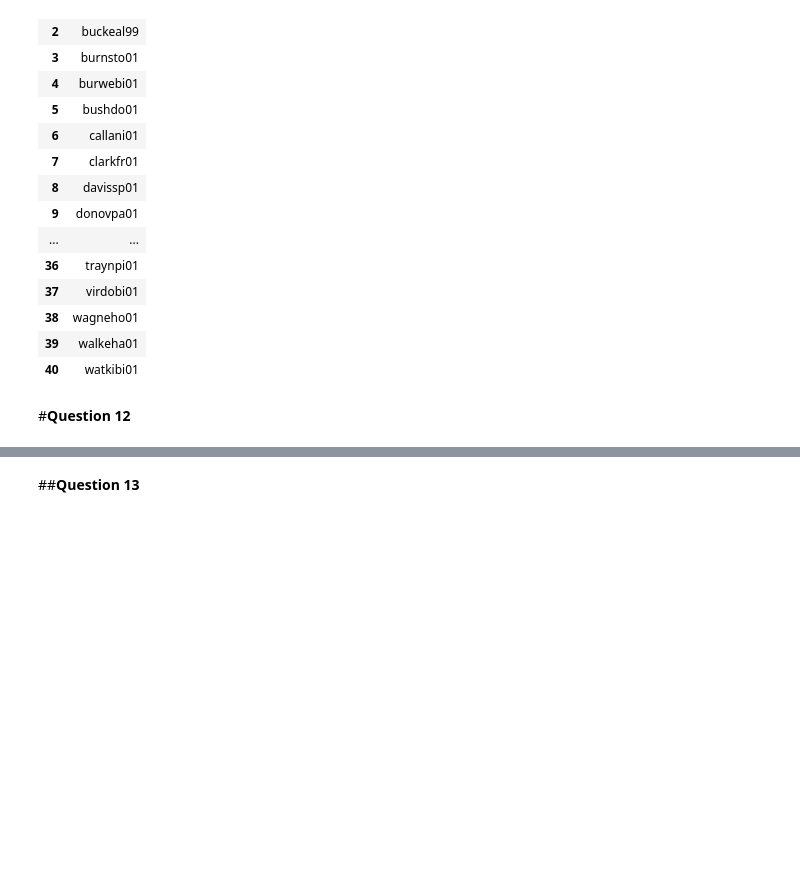
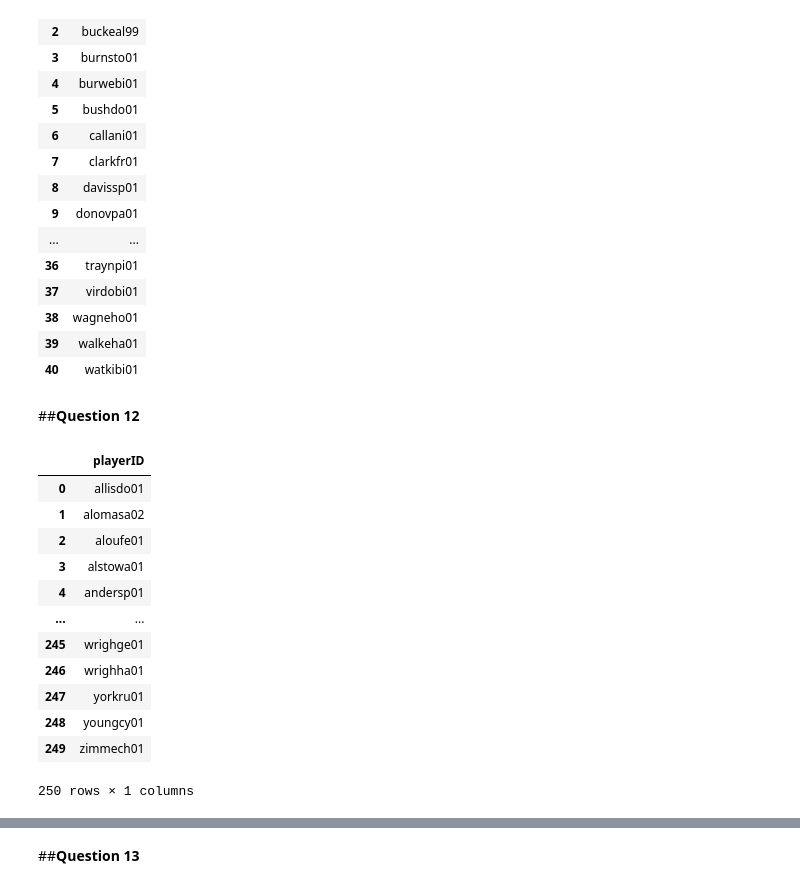
Before and after one commit to Feznix/Stats-554, a Jupyter notebook: Homework_5.ipynb, the cells around one changed output, grey strips where cells are left out. Saved outputs shown, nothing was run; the diff lists cells and outputs as text; code cells hidden in the pictures; blank space fills up the shorter version.

Commit message:
Finished Questions 12 and 13 Note: No commenting out or markdown yet

```diff
--- a/Homework_5.ipynb
+++ b/Homework_5.ipynb
@@ -220,4 +227,24 @@ pd.read_sql('SELECT DISTINCT playerID FROM Managers Where teamID = "PIT" ', MLB)
 | 39 | walkeha01 |
 | 40 | watkibi01 |
 # %% [markdown]
-#**Question 12**
+##**Question 12**
+# %%
+Famemanage = pd.read_sql('SELECT DISTINCT h.playerID\
+                          FROM HallOfFame as h \
+                          INNER JOIN Managers as m\
+                          ON h.playerID = m.playerID', MLB)
+Famemanage
+# %% [output]
+|  | playerID |
+| 0 | allisdo01 |
+| 1 | alomasa02 |
+| 2 | aloufe01 |
+| 3 | alstowa01 |
+| 4 | andersp01 |
+| ... | ... |
+| 245 | wrighge01 |
+| 246 | wrighha01 |
+| 247 | yorkru01 |
+| 248 | youngcy01 |
+| 249 | zimmech01 |
+250 rows × 1 columns
```
Also changed, not shown: parts of 8 cells of this notebook.
